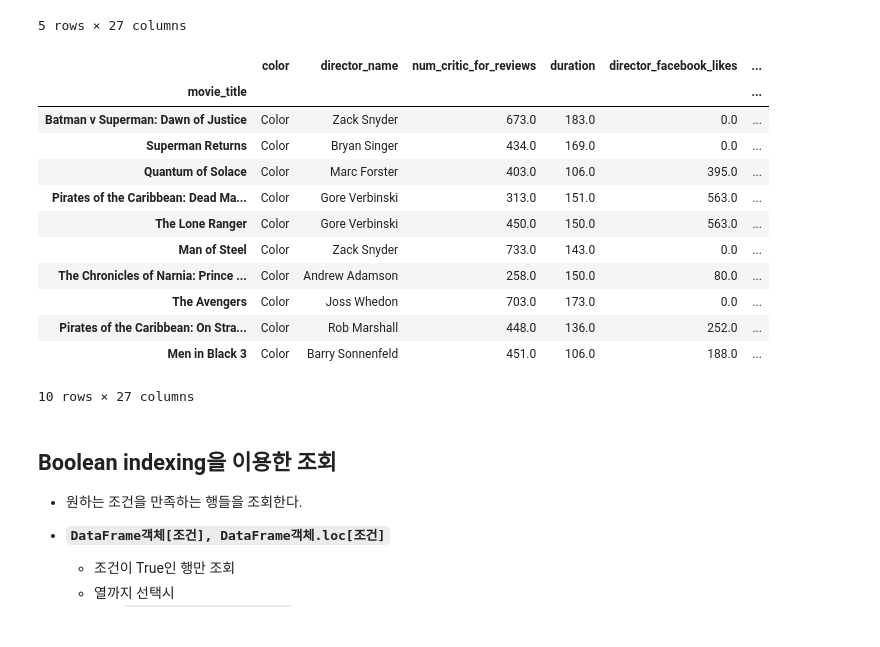
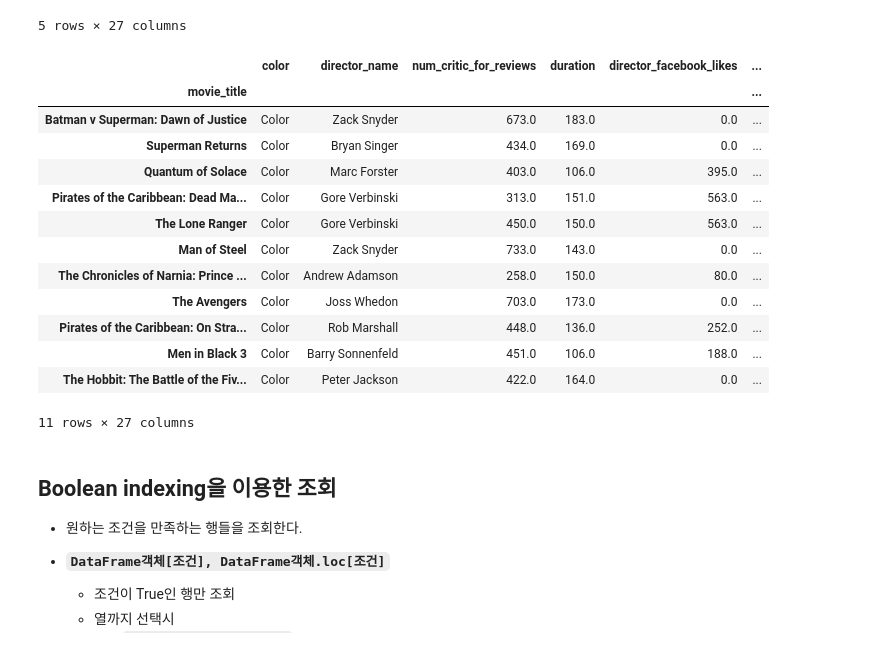
Before and after one commit to boogiewooki02/SKN13, a Jupyter notebook: 06_pandas_시각화/02_Pandas_DataFrame.ipynb, the cells around one changed output. Drawn from its saved outputs; the diff is of its cells as text; code cells hidden in the pictures.

```diff
--- a/06_pandas_시각화/02_Pandas_DataFrame.ipynb
+++ b/06_pandas_시각화/02_Pandas_DataFrame.ipynb
@@ -1104,21 +1785,22 @@ movie.iloc[[1, 2, 5, 6, 9]]
 5 rows × 27 columns
 # %%
 # 8.  10 ~ 20 행 조회
-movie.iloc[10:20]
+movie.iloc[10:21]
 # %% [output]
 |  | color | director_name | num_critic_for_reviews | duration | director_facebook_likes | ... |
 | movie_title |  |  |  |  |  | ... |
 | Batman v Superman: Dawn of Justice | Color | Zack Snyder | 673.0 | 183.0 | 0.0 | ... |
 | Superman Returns | Color | Bryan Singer | 434.0 | 169.0 | 0.0 | ... |
 | Quantum of Solace | Color | Marc Forster | 403.0 | 106.0 | 395.0 | ... |
 | Pirates of the Caribbean: Dead Ma... | Color | Gore Verbinski | 313.0 | 151.0 | 563.0 | ... |
 | The Lone Ranger | Color | Gore Verbinski | 450.0 | 150.0 | 563.0 | ... |
 | Man of Steel | Color | Zack Snyder | 733.0 | 143.0 | 0.0 | ... |
 | The Chronicles of Narnia: Prince ... | Color | Andrew Adamson | 258.0 | 150.0 | 80.0 | ... |
 | The Avengers | Color | Joss Whedon | 703.0 | 173.0 | 0.0 | ... |
 | Pirates of the Caribbean: On Stra... | Color | Rob Marshall | 448.0 | 136.0 | 252.0 | ... |
 | Men in Black 3 | Color | Barry Sonnenfeld | 451.0 | 106.0 | 188.0 | ... |
+| The Hobbit: The Battle of the Fiv... | Color | Peter Jackson | 422.0 | 164.0 | 0.0 | ... |
-10 rows × 27 columns
+11 rows × 27 columns
 # %% [markdown]
 ## Boolean indexing을 이용한 조회
 
```
Also changed, not shown: parts of 99 cells of this notebook, 7 other files.
